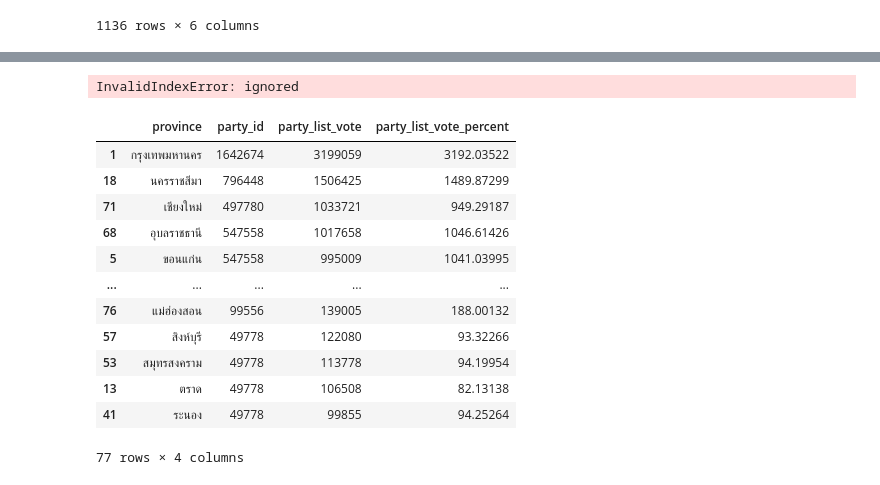
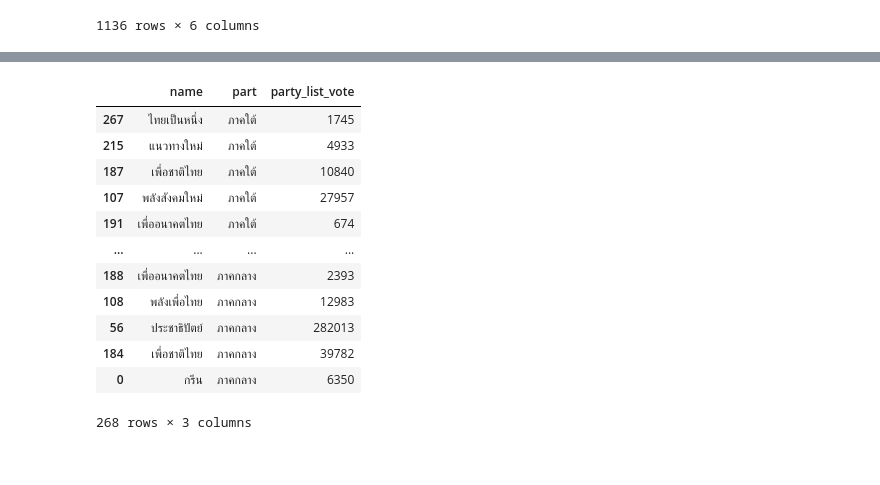
Before and after one commit to Jiraphatkk/python_dataviz2023, a Jupyter notebook: midterm_basicpythonanddataviz2023.ipynb, the cells around one changed output, grey strips where cells are left out. Cells and saved outputs as stored; diff of their text form; code cells hidden in the pictures.

```diff
--- a/midterm_basicpythonanddataviz2023.ipynb
+++ b/midterm_basicpythonanddataviz2023.ipynb
@@ -301,21 +314,17 @@ result_Partylist_sum
-# %%
-#1 ภาคตะวันออกเฉียงเหนือ
-result_Partylist_sum[result_Partylist_sum['province'] == 'อำนาจเจริญ','บึงกาฬ','บุรีรัมย์', 'ชัยภูมิ', 'กาฬสินธุ์', 'ขอนแก่น', 'เลย', 'มหาสารคาม', 'มุกดาหาร', 'นครพนม', 'นครราชสีมา', 'หนองบัวลำภู', 'หนองคาย', 'ร้อยเอ็ด', 'สกลนคร', 'ศรีสะเกษ', 'สุรินทร์', 'อุบลราชธานี','อุดรธานี', 'ยโสธร']
-# %% [output]
-InvalidIndexError: ignored
-# %%
-result_Partylist_sum.sort_values(by='party_list_vote',ascending=False) #คะแนนเรียงตามจังหวัด มากไปน้อย
-# %% [output]
-|  | province | party_id | party_list_vote | party_list_vote_percent |
-| 1 | กรุงเทพมหานคร | 1642674 | 3199059 | 3192.03522 |
-| 18 | นครราชสีมา | 796448 | 1506425 | 1489.87299 |
-| 71 | เชียงใหม่ | 497780 | 1033721 | 949.29187 |
-| 68 | อุบลราชธานี | 547558 | 1017658 | 1046.61426 |
-| 5 | ขอนแก่น | 547558 | 995009 | 1041.03995 |
-| ... | ... | ... | ... | ... |
-| 76 | แม่ฮ่องสอน | 99556 | 139005 | 188.00132 |
-| 57 | สิงห์บุรี | 49778 | 122080 | 93.32266 |
-| 53 | สมุทรสงคราม | 49778 | 113778 | 94.19954 |
-| 13 | ตราด | 49778 | 106508 | 82.13138 |
-| 41 | ระนอง | 49778 | 99855 | 94.25264 |
-77 rows × 4 columns
+# %%
+grouped = result_Partylist.groupby(['name', 'part'])['party_list_vote'].sum().reset_index().sort_values(by='part',ascending=False)
+grouped
+# %% [output]
+|  | name | part | party_list_vote |
+| 267 | ไทยเป็นหนึ่ง | ภาคใต้ | 1745 |
+| 215 | แนวทางใหม่ | ภาคใต้ | 4933 |
+| 187 | เพื่อชาติไทย | ภาคใต้ | 10840 |
+| 107 | พลังสังคมใหม่ | ภาคใต้ | 27957 |
+| 191 | เพื่ออนาคตไทย | ภาคใต้ | 674 |
+| ... | ... | ... | ... |
+| 188 | เพื่ออนาคตไทย | ภาคกลาง | 2393 |
+| 108 | พลังเพื่อไทย | ภาคกลาง | 12983 |
+| 56 | ประชาธิปัตย์ | ภาคกลาง | 282013 |
+| 184 | เพื่อชาติไทย | ภาคกลาง | 39782 |
+| 0 | กรีน | ภาคกลาง | 6350 |
+268 rows × 3 columns
```
Also changed, not shown: parts of 17 cells of this notebook.
